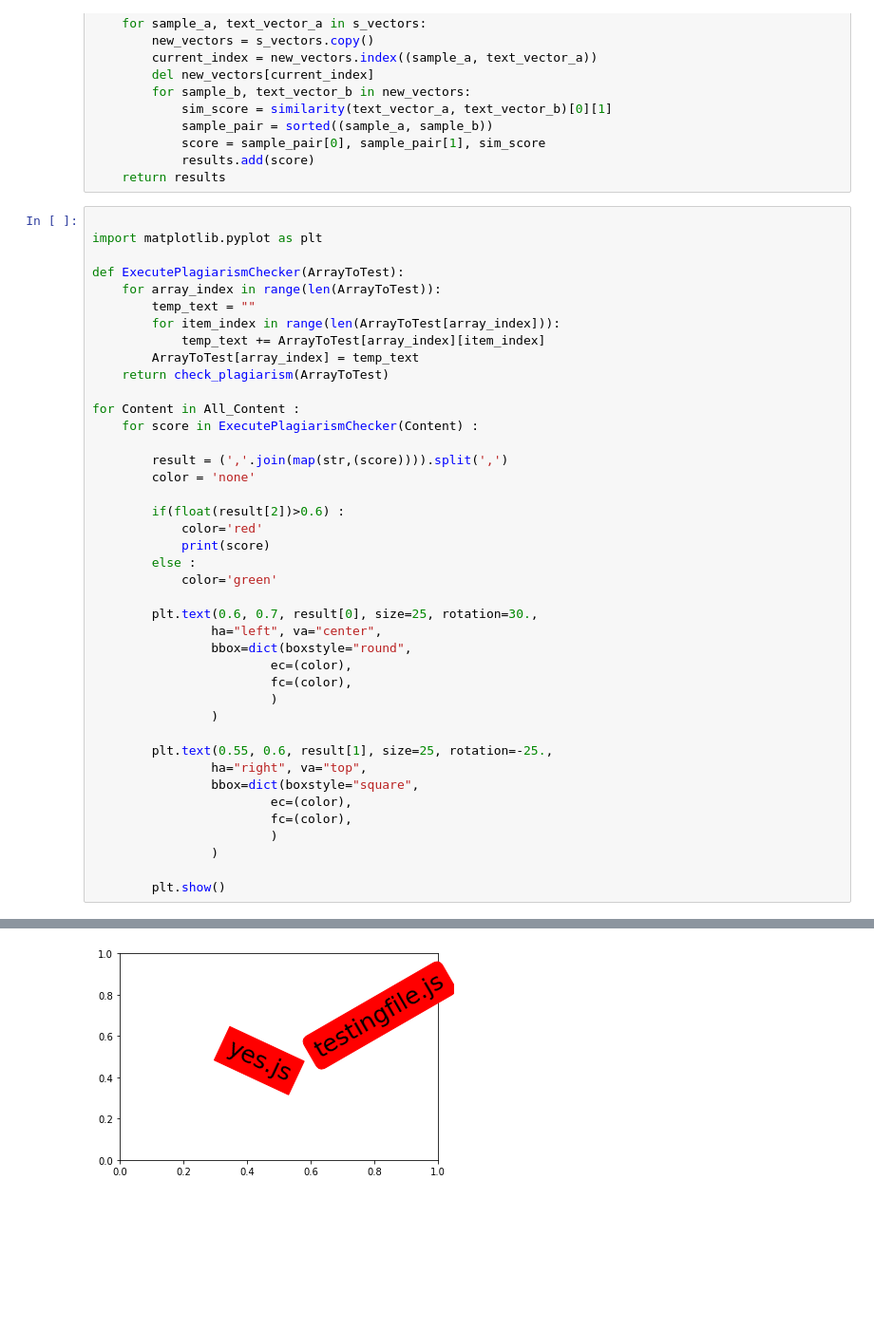
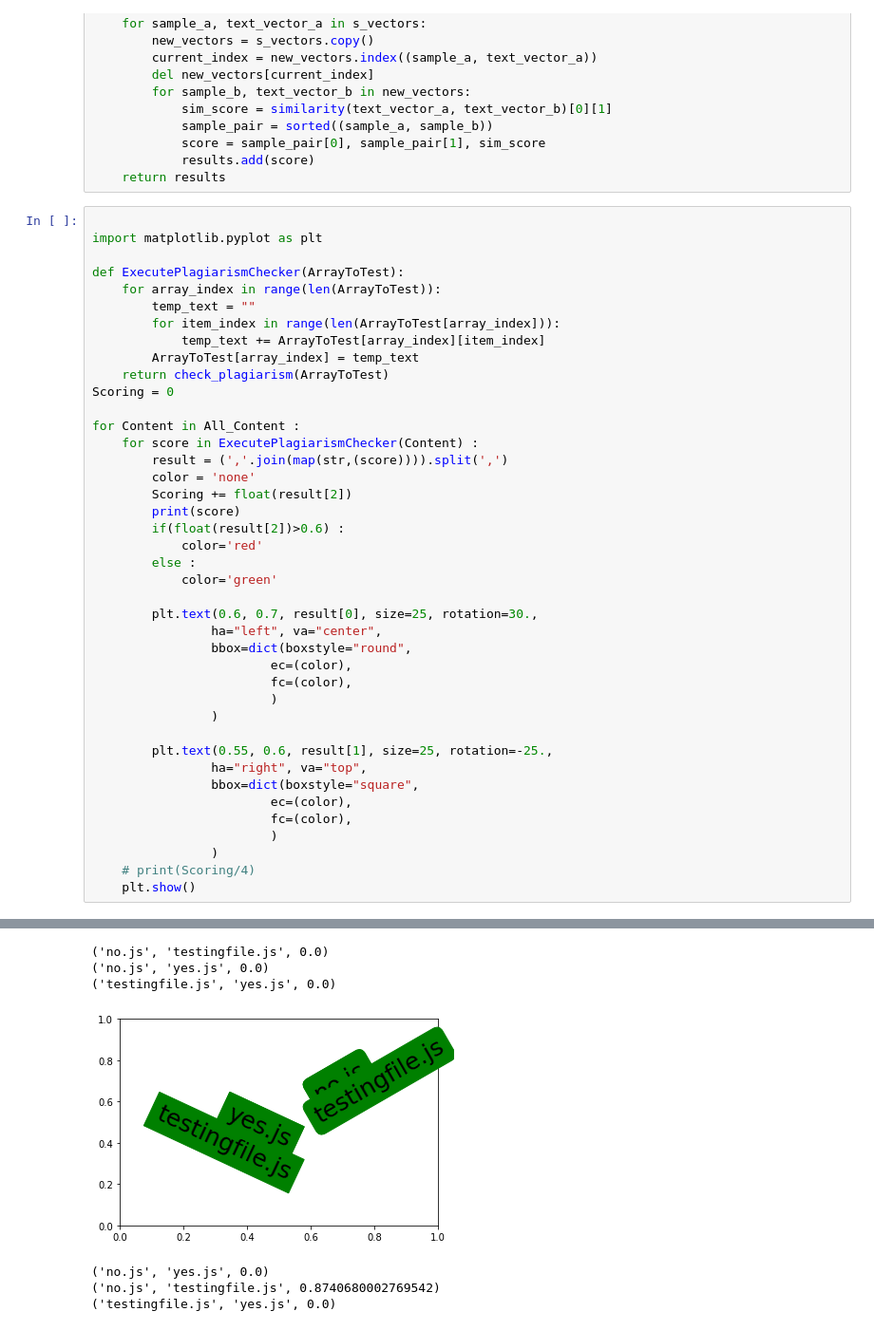
Before and after one commit to MrTanguy/CodeChecker, a Jupyter notebook: plagiarism_detection.ipynb, the cells around one changed output, grey strips where cells are left out. Shown at 95% size. Cells and saved outputs as stored; diff of their text form; blank space fills up the shorter version.

Commit message:
Added some random graphs

```diff
--- a/plagiarism_detection.ipynb
+++ b/plagiarism_detection.ipynb
@@ -190,16 +190,16 @@ def ExecutePlagiarismChecker(ArrayToTest):
             temp_text += ArrayToTest[array_index][item_index]
         ArrayToTest[array_index] = temp_text
     return check_plagiarism(ArrayToTest)
+Scoring = 0
 
 for Content in All_Content :
     for score in ExecutePlagiarismChecker(Content) :
-
         result = (','.join(map(str,(score)))).split(',')
         color = 'none'
-
+        Scoring += float(result[2])
+        print(score)
         if(float(result[2])>0.6) :
             color='red'
-            print(score)
         else :
             color='green'
 
@@ -218,6 +218,6 @@ for Content in All_Content :
                         fc=(color),
                         )
                 )
-
-        plt.show()
+    # print(Scoring/4)
+    plt.show()
 # %% [output]
@@ -225 +228,7 @@ for Content in All_Content :
+('no.js', 'testingfile.js', 0.0)
+('no.js', 'yes.js', 0.0)
+('testingfile.js', 'yes.js', 0.0)
-[figure, old version]
+[figure, new version]
+('no.js', 'yes.js', 0.0)
+('no.js', 'testingfile.js', 0.8740680002769542)
+('testingfile.js', 'yes.js', 0.0)
```
Also changed, not shown: parts of 2 cells of this notebook.
